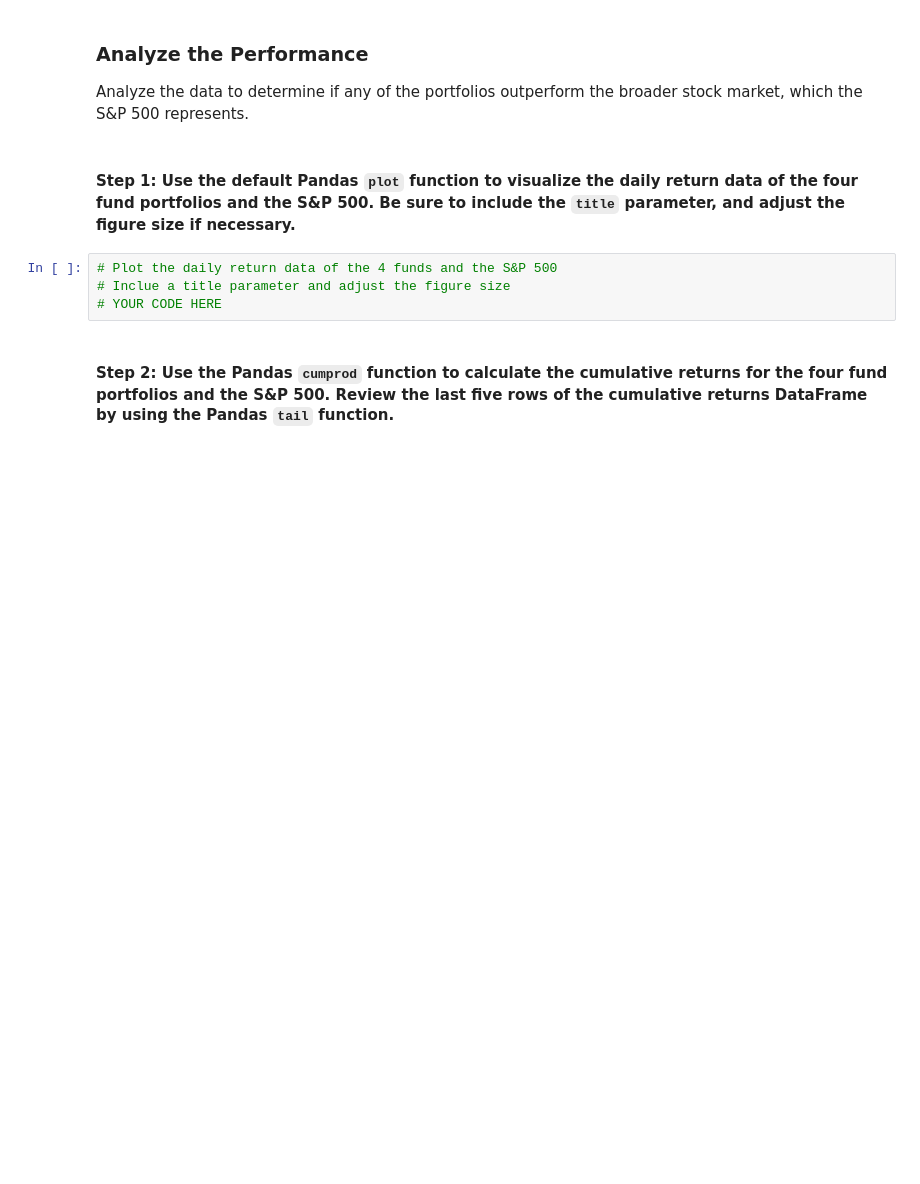
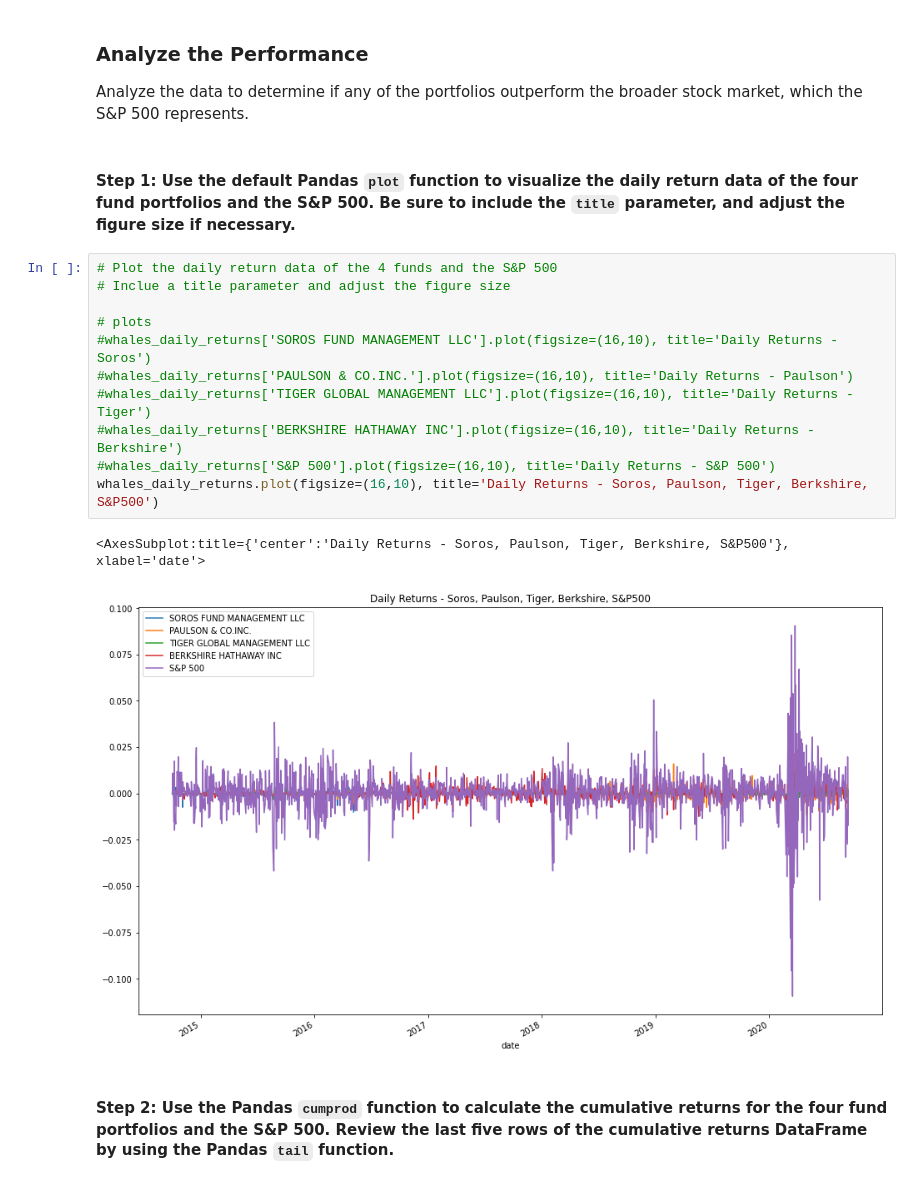
Before and after one commit to sububer/portfolio_analysis, a Jupyter notebook: risk_return_analysis.ipynb, the cells around one changed output. Saved outputs shown, nothing was run; the diff lists cells and outputs as text; blank space fills up the shorter version.

```diff
--- a/risk_return_analysis.ipynb
+++ b/risk_return_analysis.ipynb
@@ -153,10 +153,20 @@ The analysis has several components: performance, volatility, risk, risk-return
 Analyze the data to determine if any of the portfolios outperform the broader stock market, which the S&P 500 represents.
 # %% [markdown]
 #### Step 1:  Use the default Pandas `plot` function to visualize the daily return data of the four fund portfolios and the S&P 500. Be sure to include the `title` parameter, and adjust the figure size if necessary.
-# %%
-# Plot the daily return data of the 4 funds and the S&P 500
-# Inclue a title parameter and adjust the figure size
-# YOUR CODE HERE
+# %%
+# Plot the daily return data of the 4 funds and the S&P 500
+# Inclue a title parameter and adjust the figure size
+
+# plots
+#whales_daily_returns['SOROS FUND MANAGEMENT LLC'].plot(figsize=(16,10), title='Daily Returns - Soros')
+#whales_daily_returns['PAULSON & CO.INC.'].plot(figsize=(16,10), title='Daily Returns - Paulson')
+#whales_daily_returns['TIGER GLOBAL MANAGEMENT LLC'].plot(figsize=(16,10), title='Daily Returns - Tiger')
+#whales_daily_returns['BERKSHIRE HATHAWAY INC'].plot(figsize=(16,10), title='Daily Returns - Berkshire')
+#whales_daily_returns['S&P 500'].plot(figsize=(16,10), title='Daily Returns - S&P 500')
+whales_daily_returns.plot(figsize=(16,10), title='Daily Returns - Soros, Paulson, Tiger, Berkshire, S&P500')
+# %% [output]
+<AxesSubplot:title={'center':'Daily Returns - Soros, Paulson, Tiger, Berkshire, S&P500'}, xlabel='date'>
+[figure, added]
 # %% [markdown]
 #### Step 2: Use the Pandas `cumprod` function to calculate the cumulative returns for the four fund portfolios and the S&P 500. Review the last five rows of the cumulative returns DataFrame by using the Pandas `tail` function.
 # %%
```
Also changed, not shown: parts of 3 cells of this notebook.
